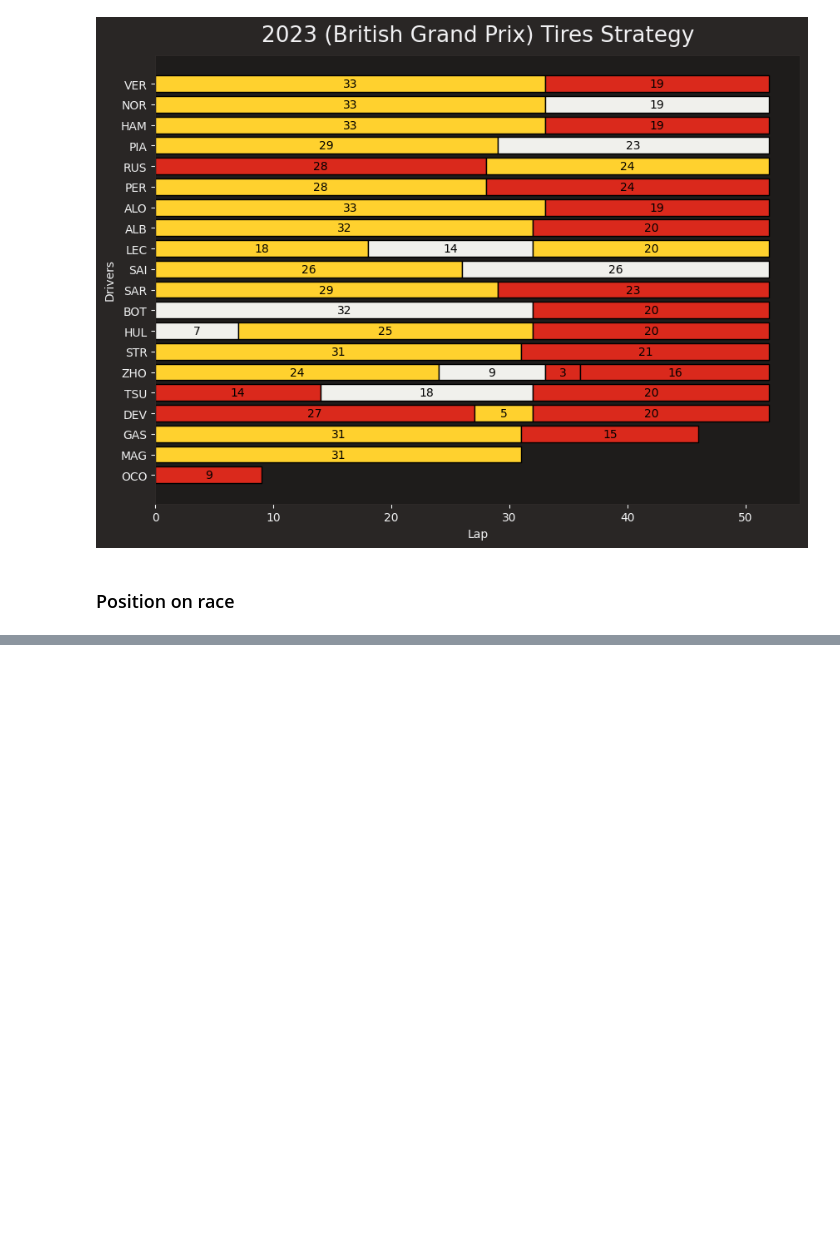
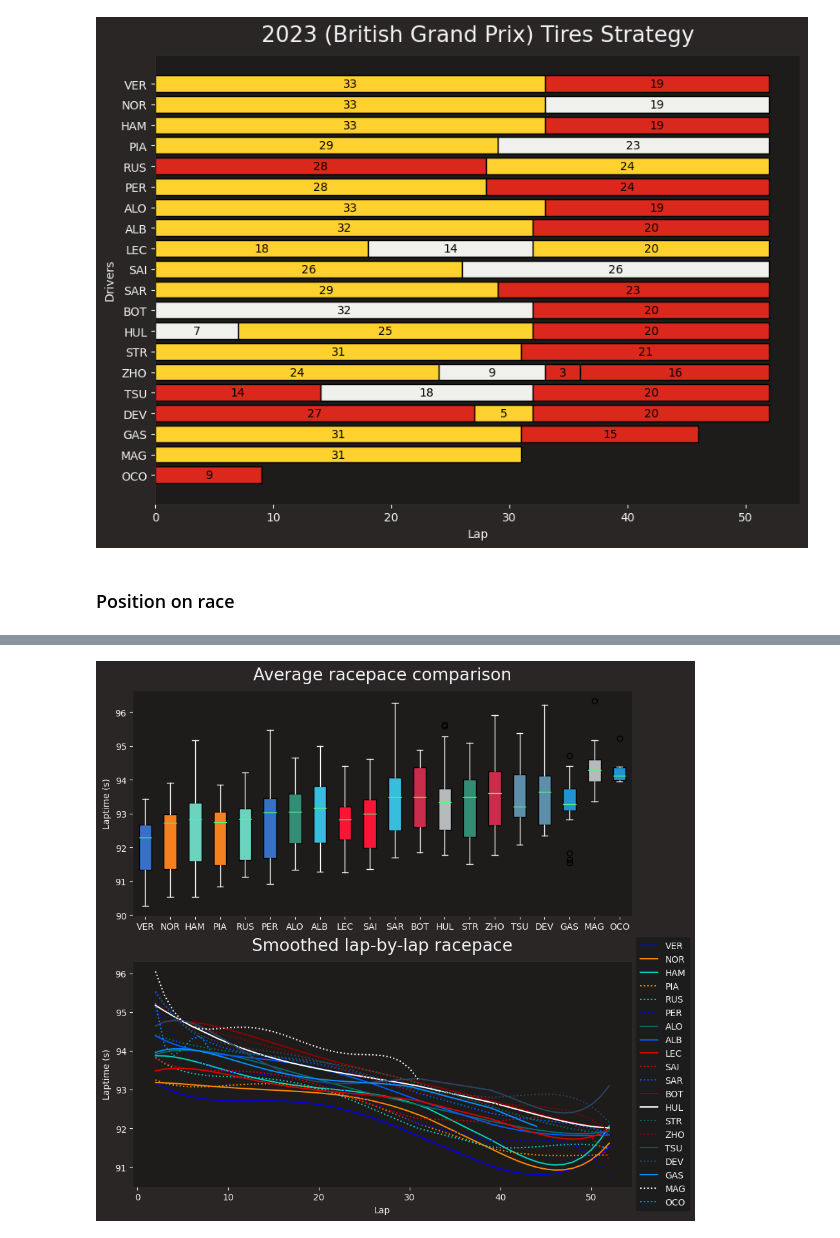
Before and after one commit to RACIM01/F1_Data_Analysing_RCM, a Jupyter notebook: Race.ipynb, the cells around one changed output, grey strips where cells are left out. Drawn from its saved outputs; the diff is of its cells as text; code cells hidden in the pictures; blank space fills up the shorter version.

```diff
--- a/Race.ipynb
+++ b/Race.ipynb
@@ -230,0 +258,8 @@ plt.show()
+# %%
+# Also, we remove outliers since those don't represent the racepace,
+# using the Inter-Quartile Range (IQR) proximity rule
+q75, q25 = laps['LapTimeSeconds'].quantile(0.75), laps['LapTimeSeconds'].quantile(0.25)
+
+intr_qr = q75 - q25
+
+intr_qr
@@ -230,0 +268,90 @@ plt.show()
+# %%
+laptime_max = q75 + (1.5 * intr_qr) # IQR proximity rule: Max = q75 + 1,5 * IQR
+laptime_min = q25 - (1.5 * intr_qr) # IQR proximity rule: Min = q25 + 1,5 * IQR
+
+laps.loc[laps['LapTimeSeconds'] < laptime_min, 'LapTimeSeconds'] = np.nan
+laps.loc[laps['LapTimeSeconds'] > laptime_max, 'LapTimeSeconds'] = np.nan
+# %%
+results = session.results
+drivers_to_visualize = results['Abbreviation']
+drivers= results['Abbreviation']
+# %%
+visualized_teams = []
+
+fig, ax = plt.subplots(2, figsize=[10, 10])
+
+##############################
+#
+# Boxplot for average racepace
+#
+##############################
+laptimes = [laps.pick_driver(x)['LapTimeSeconds'].dropna() for x in drivers_to_visualize]
+
+# Create a list of colors for each boxplot
+
+# Create the boxplot with custom colors
+boxplot = ax[0].boxplot(laptimes, labels=drivers_to_visualize, patch_artist=True)
+
+# Set the colors for each boxplot
+for box, color in zip(boxplot['boxes'], '#'+session.results["TeamColor"]):
+    box.set(facecolor=color)  # Set the face color of the box
+
+# Set the line color to white
+for whisker, cap in zip(boxplot['whiskers'], boxplot['caps']):
+    whisker.set(color='white')
+    cap.set(color='white')
+
+# Set the title and labels for the boxplot
+ax[0].set_title('Average racepace comparison')
+ax[0].set_ylabel('Laptime (s)')
+
+
+
+# ##############################
+# #
+# # Lap-by-lap racepace comparison
+# #
+# ##############################
+for driver in drivers_to_visualize:
+    driver_laps = laps.pick_driver(driver)[['LapNumber', 'LapTimeSeconds', 'Team']]
+
+    # Select all the laps from that driver
+    driver_laps = driver_laps.dropna()
+
+    # Extract the team for coloring purploses
+    team = pd.unique(driver_laps['Team'])[0]
+
+    # X-coordinate is the lap number
+    x = driver_laps['LapNumber']
+
+    # Y-coordinate a smoothed line between all the laptimes
+    poly = np.polyfit(driver_laps['LapNumber'], driver_laps['LapTimeSeconds'], 5)
+    y_poly = np.poly1d(poly)(driver_laps['LapNumber'])
+
+    # Make sure that two teammates don't get the same line style
+    linestyle = '-' if team not in visualized_teams else ':'
+
+    # Plot the data
+    ax[1].plot(x, y_poly, label=driver, color=fastf1.plotting.team_color(team), linestyle=linestyle)
+
+    # Include scatterplot (individual laptimes)
+    # y = driver_laps['LapTimeSeconds']
+    # scatter_marker = 'o' if team not in visualized_teams else '^'
+    # ax[1].scatter(x, y, label=driver, color=ff1.plotting.team_color(team), marker=scatter_marker)
+
+    # Append labels
+    ax[1].set(ylabel = 'Laptime (s)')
+    ax[1].set(xlabel = 'Lap')
+
+    # Set title
+    ax[1].set_title('Smoothed lap-by-lap racepace')
+
+    # Generate legend
+    ax[1].legend(loc='center left', bbox_to_anchor=(1, 0.5))
+
+    # Add the team to the visualized teams variable so that the next time the linestyle will be different
+    visualized_teams.append(team)
+
+    plt.savefig('racepace_comparison.png', dpi=300)
+# %% [output]
+[figure, added]
```
Also changed, not shown: parts of 7 cells of this notebook, 1 other file.
